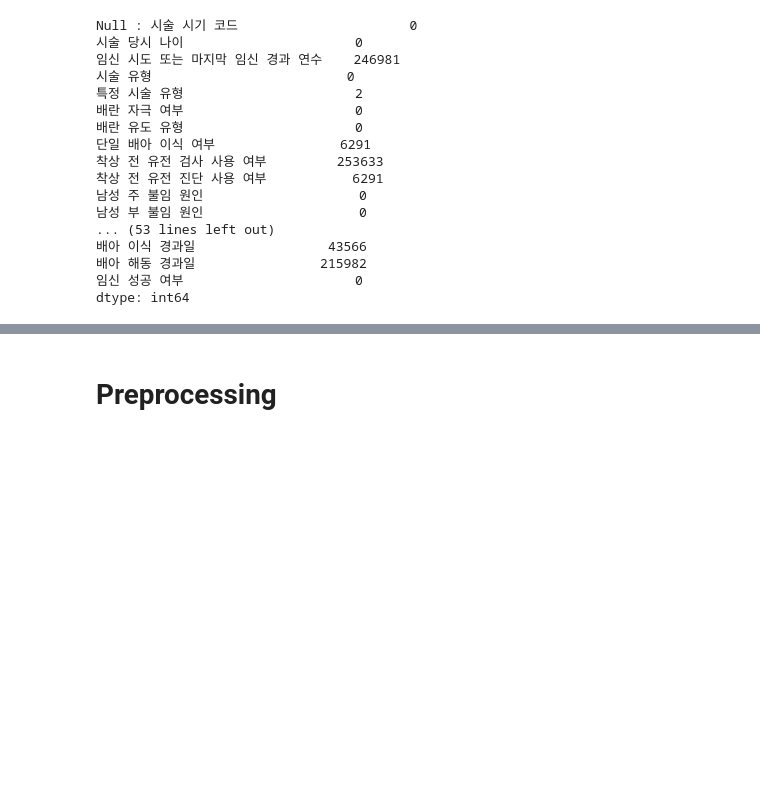
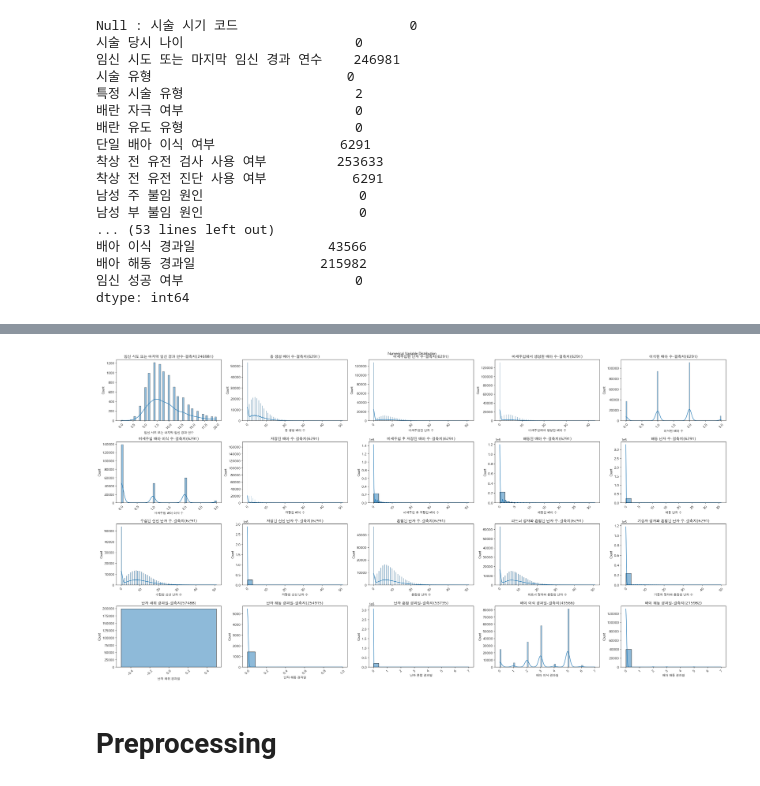
Before and after one commit to LEEINSEO-0118/LG_Aimers_Infertility, a Jupyter notebook: Code/eda.ipynb, the cells around one changed output, grey strips where cells are left out. Drawn from its saved outputs; the diff is of its cells as text; code cells hidden in the pictures; blank space fills up the shorter version.

```diff
--- a/Code/eda.ipynb
+++ b/Code/eda.ipynb
@@ -145,3 +183,25 @@ train.head()
+# %%
+num_col_len = len(numeric_columns)
+cols = 5
+rows = (num_col_len // cols) + (num_col_len % cols > 0)
+fig, axes = plt.subplots(rows, cols, figsize=(30, 4*rows))
+fig.suptitle('Numerical Variable Distribution')
+
+for i, col in enumerate(numeric_columns):
+    r, c = divmod(i, cols)  # 현재 플롯 위치 계산
+    sns.histplot(train[col], kde=True, ax=axes[r, c])  # 히스토그램 플롯
+    axes[r, c].set_title(f'{col}-결측치({train[col].isnull().sum()})')  # 제목 추가
+    axes[r, c].tick_params(axis='x', rotation=45)
+
+# 빈 서브플롯 숨기기
+for i in range(num_col_len, rows * cols):
+    r, c = divmod(i, cols)
+    fig.delaxes(axes[r, c])
+
+plt.tight_layout()
+plt.show()
+# %% [output]
+[figure, added]
 # %% [markdown]
 # Preprocessing
 # %% [markdown]
```
Also changed, not shown: parts of 5 cells of this notebook.
